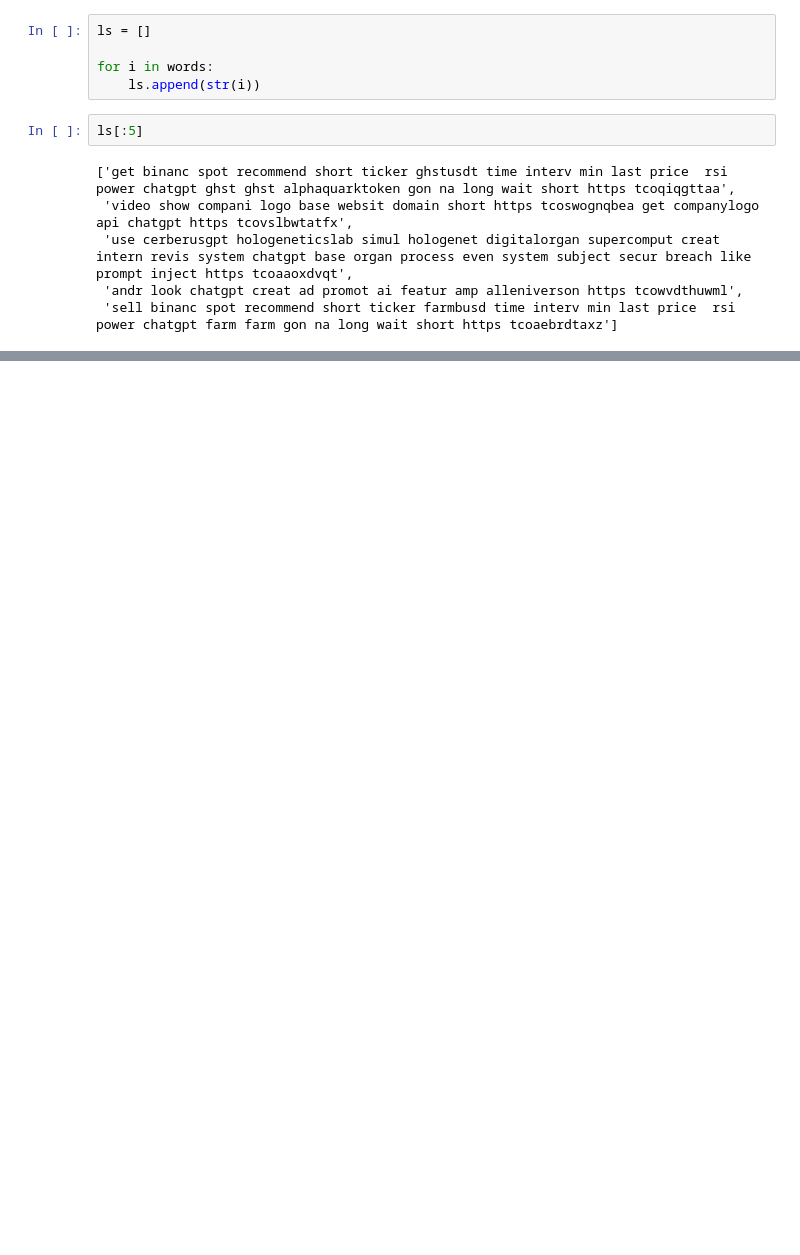
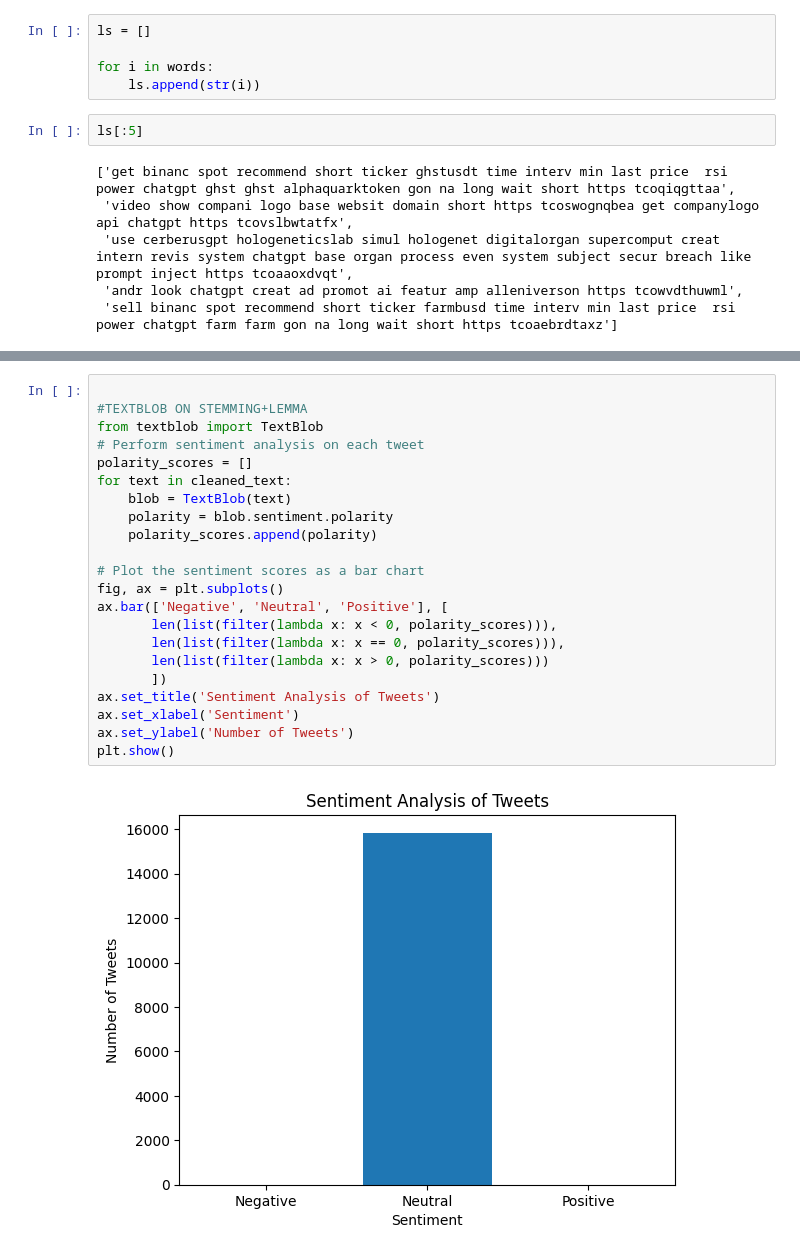
Before and after one commit to Midnight29x/Encryption-task, a Jupyter notebook: NLP361.ipynb, the cells around one changed output, grey strips where cells are left out. Saved outputs shown, nothing was run; the diff lists cells and outputs as text; blank space fills up the shorter version.

```diff
--- a/NLP361.ipynb
+++ b/NLP361.ipynb
@@ -311,0 +324,24 @@ TypeError: ignored
+# %%
+
+#TEXTBLOB ON STEMMING+LEMMA
+from textblob import TextBlob
+# Perform sentiment analysis on each tweet
+polarity_scores = []
+for text in cleaned_text:
+    blob = TextBlob(text)
+    polarity = blob.sentiment.polarity
+    polarity_scores.append(polarity)
+
+# Plot the sentiment scores as a bar chart
+fig, ax = plt.subplots()
+ax.bar(['Negative', 'Neutral', 'Positive'], [
+       len(list(filter(lambda x: x < 0, polarity_scores))),
+       len(list(filter(lambda x: x == 0, polarity_scores))),
+       len(list(filter(lambda x: x > 0, polarity_scores)))
+       ])
+ax.set_title('Sentiment Analysis of Tweets')
+ax.set_xlabel('Sentiment')
+ax.set_ylabel('Number of Tweets')
+plt.show()
+# %% [output]
+[figure, added]
```
Also changed, not shown: parts of 16 cells of this notebook.
